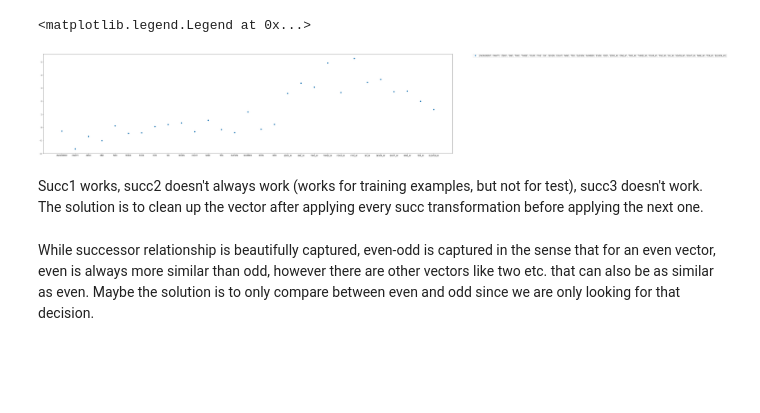
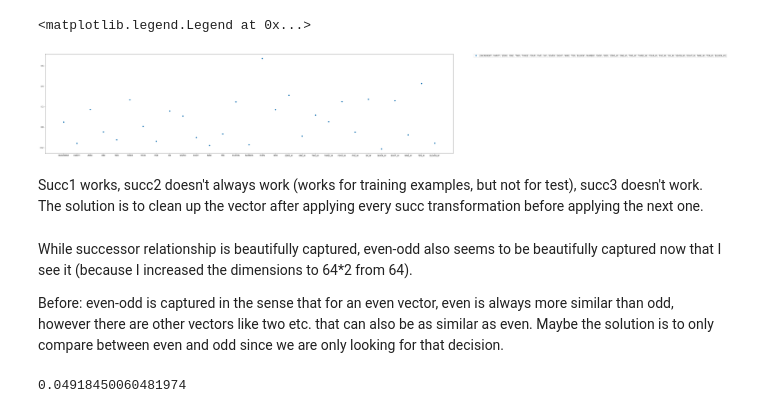
Before and after one commit to s72sue/induction, a Jupyter notebook: logic/succ_operation_parity.ipynb, the cells around one changed output. Saved outputs shown, nothing was run; the diff lists cells and outputs as text; code cells hidden in the pictures; blank space fills up the shorter version.

```diff
--- a/logic/succ_operation_parity.ipynb
+++ b/logic/succ_operation_parity.ipynb
@@ -5,7 +5,7 @@ from nengo.spa import Vocabulary
 import numpy as np
 # %%
 rng = np.random.RandomState(10)
-dim = 64
+dim = 64*2
 
 vocab = Vocabulary(dimensions=dim, rng=rng, max_similarity=0.02, unitary=True)
 # without unitary, it works for 10->11 but not for three->four
@@ -84,27 +69,35 @@ print (np.dot(incr.v, T.v))   # dot product ~ 1
 # %%
 import matplotlib.pyplot as plt
 %matplotlib inline
 
 
-succ = (three * T * T )
+succ = (nine * T)
 even_odd = ~parity*succ
-test = succ.v
+test = even_odd.v
 
-similarity = []
-for sp_name in vocab.keys:
-    vec = vocab.parse(sp_name).v
-    similarity.append(np.dot(test, vec))
+# similarity = []
+# for sp_name in vocab.keys:
+#     vec = vocab.parse(sp_name).v
+#     similarity.append(np.dot(test, vec))
 
 
-#similarity = vocab.dot(test)    # compute dot product with each vector in the vocab
+similarity = vocab.dot(test)   # compute dot product with each vector in the vocab
+#similarity = similarity/np.linalg.norm(similarity[0])
 
 plt.figure(figsize = (40,10))
 plt.plot(vocab.keys, similarity, 'o', label=vocab.keys)
 plt.legend(bbox_to_anchor=(1.05, 1), loc=2, borderaxespad=0.0)
 # %% [output]
 <matplotlib.legend.Legend at 0x...>
-[figure, old version]
+[figure, new version]
 # %% [markdown]
 Succ1 works, succ2 doesn't always work (works for training examples, but not for test), succ3 doesn't work. The solution is to clean up the vector after applying every succ transformation before applying the next one.
 # %% [markdown]
-While successor relationship is beautifully captured, even-odd is captured in the sense that for an even vector, even is always more similar than odd, however there are other vectors like two etc. that can also be as similar as even. Maybe the solution is to only compare between even and odd since we are only looking for that decision.
+While successor relationship is beautifully captured, even-odd also seems to be beautifully captured now that I see it (because I increased the dimensions to 64*2 from 64).
+
+Before:
+even-odd is captured in the sense that for an even vector, even is always more similar than odd, however there are other vectors like two etc. that can also be as similar as even. Maybe the solution is to only compare between even and odd since we are only looking for that decision.
+# %%
+print (np.linalg.norm(similarity[0]))
+# %% [output]
+0.04918450060481974
```
Also changed, not shown: parts of 1 cell of this notebook, 7 other files.
